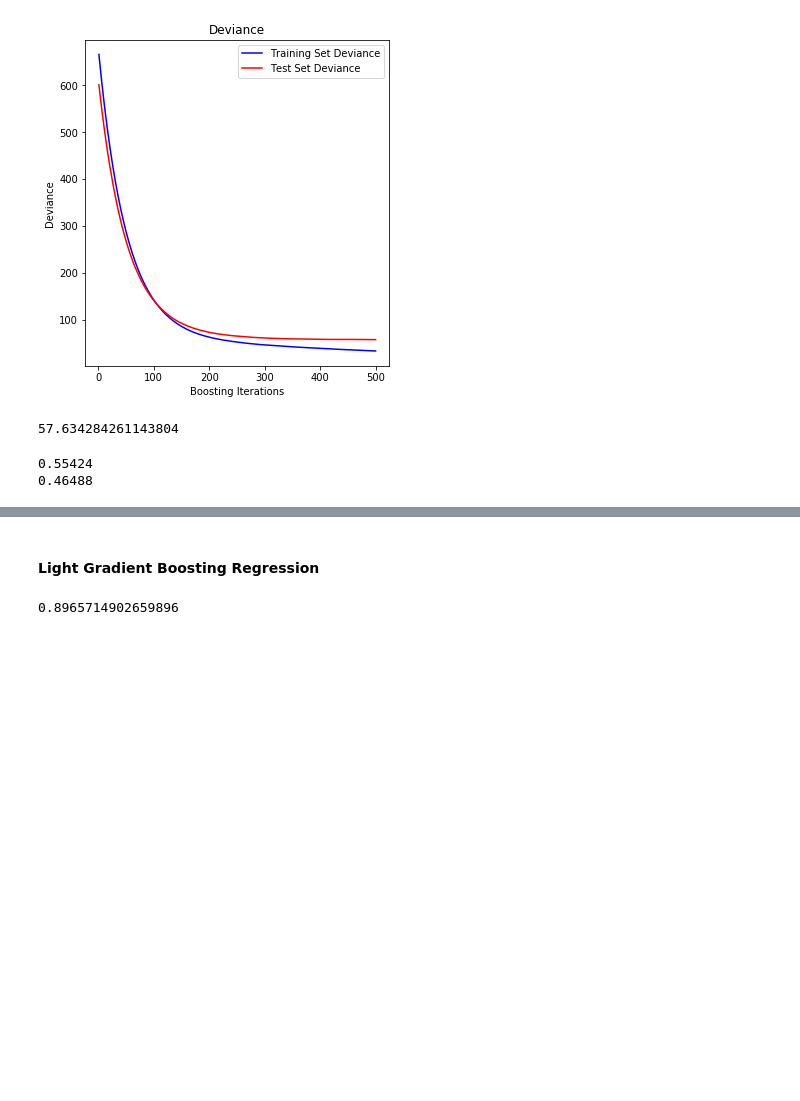
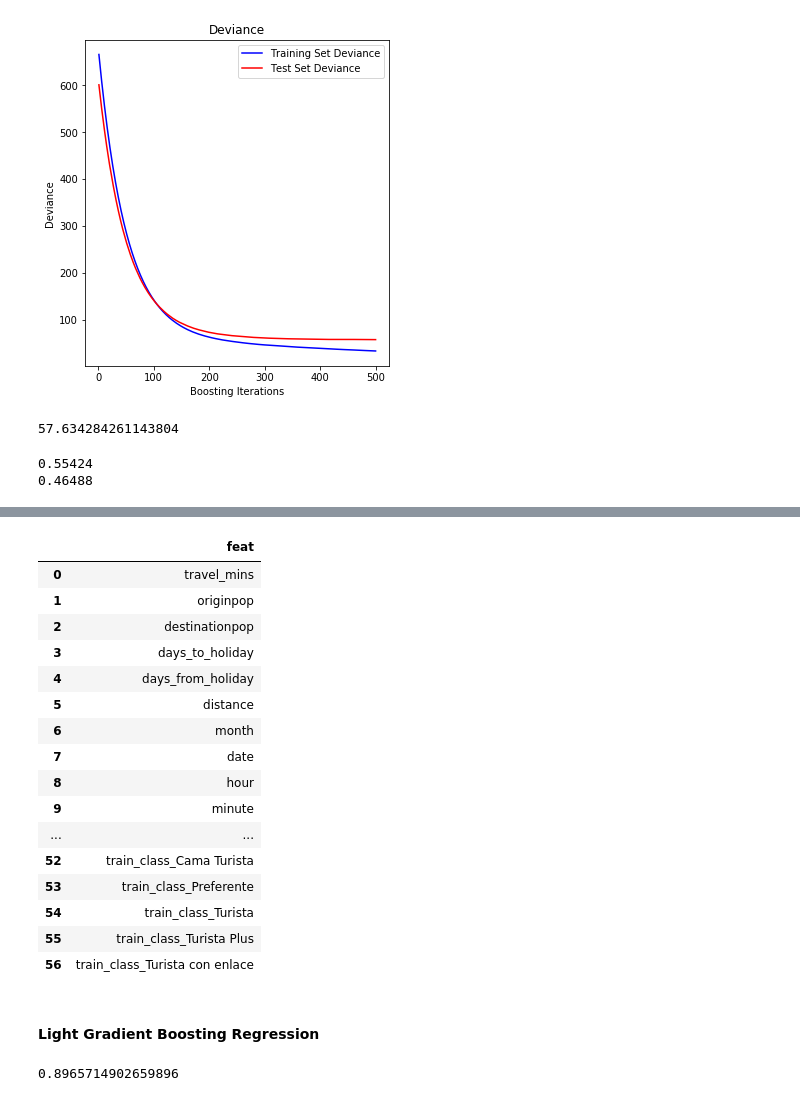
Before and after one commit to CTso25/Predict-Train-Prices, a Jupyter notebook: gradient_boosting.ipynb, the cells around one changed output, grey strips where cells are left out. Drawn from its saved outputs; the diff is of its cells as text; code cells hidden in the pictures; blank space fills up the shorter version.

```diff
--- a/gradient_boosting.ipynb
+++ b/gradient_boosting.ipynb
@@ -120,3 +158,24 @@ print(np.mean(test_preds_acc))
+# %%
+features_df = pd.DataFrame(features, list(range(len(features))), columns = ['feat'])
+features_df
+# %% [output]
+|  | feat |
+| 0 | travel_mins |
+| 1 | originpop |
+| 2 | destinationpop |
+| 3 | days_to_holiday |
+| 4 | days_from_holiday |
+| 5 | distance |
+| 6 | month |
+| 7 | date |
+| 8 | hour |
+| 9 | minute |
+| ... | ... |
+| 52 | train_class_Cama Turista |
+| 53 | train_class_Preferente |
+| 54 | train_class_Turista |
+| 55 | train_class_Turista Plus |
+| 56 | train_class_Turista con enlace |
 # %% [markdown]
 #### Light Gradient Boosting Regression
 # %%
```
Also changed, not shown: parts of 5 cells of this notebook.
